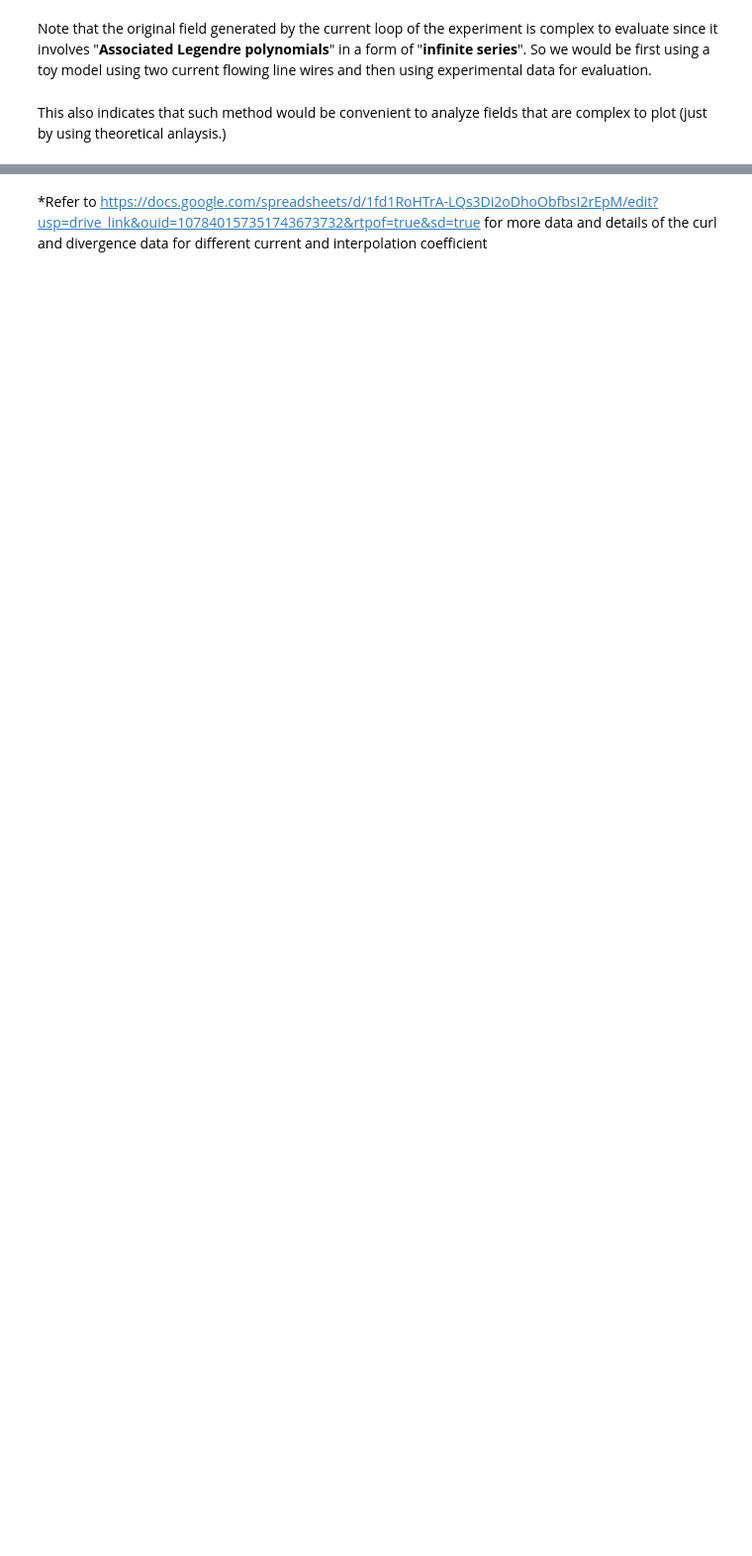
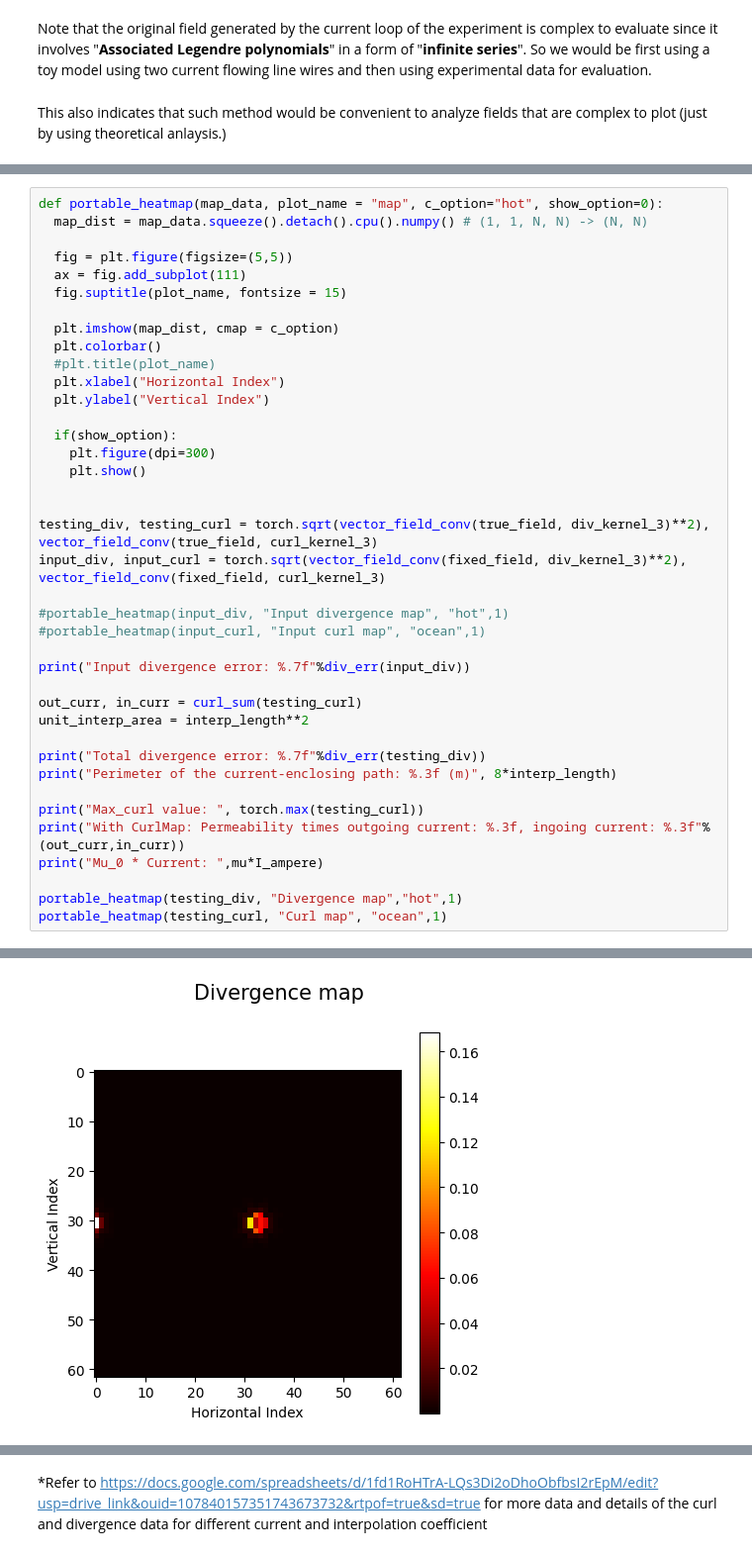
Before and after one commit to XUideaList/Validating-Ampere-s-law-with-PINN, a Jupyter notebook: Validating_Ampere's_law.ipynb, the cells around one changed output, grey strips where cells are left out. Shown at 99% size. Saved outputs shown, nothing was run; the diff lists cells and outputs as text; blank space fills up the shorter version.

```diff
--- a/Validating_Ampere's_law.ipynb
+++ b/Validating_Ampere's_law.ipynb
@@ -548,0 +413,40 @@ tensor(-6.1495, dtype=torch.float64)
+# %%
+def portable_heatmap(map_data, plot_name = "map", c_option="hot", show_option=0):
+  map_dist = map_data.squeeze().detach().cpu().numpy() # (1, 1, N, N) -> (N, N)
+
+  fig = plt.figure(figsize=(5,5))
+  ax = fig.add_subplot(111)
+  fig.suptitle(plot_name, fontsize = 15)
+
+  plt.imshow(map_dist, cmap = c_option)
+  plt.colorbar()
+  #plt.title(plot_name)
+  plt.xlabel("Horizontal Index")
+  plt.ylabel("Vertical Index")
+
+  if(show_option):
+    plt.figure(dpi=300)
+    plt.show()
+
+
+testing_div, testing_curl = torch.sqrt(vector_field_conv(true_field, div_kernel_3)**2), vector_field_conv(true_field, curl_kernel_3)
+input_div, input_curl = torch.sqrt(vector_field_conv(fixed_field, div_kernel_3)**2), vector_field_conv(fixed_field, curl_kernel_3)
+
+#portable_heatmap(input_div, "Input divergence map", "hot",1)
+#portable_heatmap(input_curl, "Input curl map", "ocean",1)
+
+print("Input divergence error: %.7f"%div_err(input_div))
+
+out_curr, in_curr = curl_sum(testing_curl)
+unit_interp_area = interp_length**2
+
+print("Total divergence error: %.7f"%div_err(testing_div))
+print("Perimeter of the current-enclosing path: %.3f (m)", 8*interp_length)
+
+print("Max_curl value: ", torch.max(testing_curl))
+print("With CurlMap: Permeability times outgoing current: %.3f, ingoing current: %.3f"%(out_curr,in_curr))
+print("Mu_0 * Current: ",mu*I_ampere)
+
+portable_heatmap(testing_div, "Divergence map","hot",1)
+portable_heatmap(testing_curl, "Curl map", "ocean",1)
+# %% [output]
@@ -548,0 +459 @@ tensor(-6.1495, dtype=torch.float64)
+[figure, added]
```
Also changed, not shown: parts of 121 cells of this notebook.
